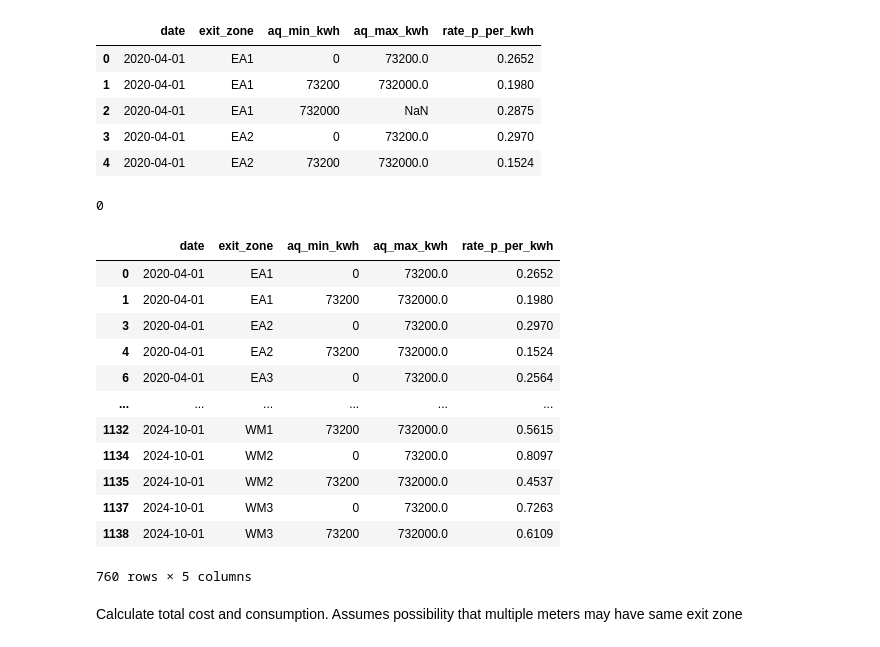
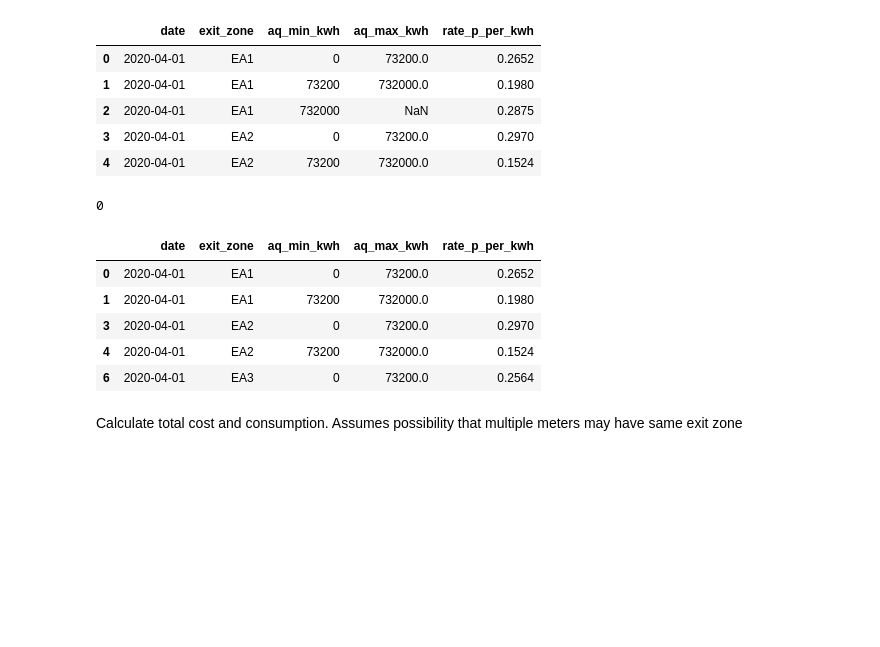
Before and after one commit to nickSent/gorilla_test, a Jupyter notebook: main.ipynb, the cells around one changed output. Saved outputs shown, nothing was run; the diff lists cells and outputs as text; code cells hidden in the pictures; blank space fills up the shorter version.

```diff
--- a/main.ipynb
+++ b/main.ipynb
@@ -81,23 +81,16 @@ dtype: object
 # %%
 # There are rows with NaNs. Ignore them. Alternative: impute some value, like 0 or inf
 df_rate = df_rate.loc[~df_rate['aq_max_kwh'].isna(), :]
 print(df_rate.isna().sum().sum())
-df_rate
+df_rate.head()
 # %% [output]
 0
 |  | date | exit_zone | aq_min_kwh | aq_max_kwh | rate_p_per_kwh |
 | 0 | 2020-04-01 | EA1 | 0 | 73200.0 | 0.2652 |
 | 1 | 2020-04-01 | EA1 | 73200 | 732000.0 | 0.1980 |
 | 3 | 2020-04-01 | EA2 | 0 | 73200.0 | 0.2970 |
 | 4 | 2020-04-01 | EA2 | 73200 | 732000.0 | 0.1524 |
 | 6 | 2020-04-01 | EA3 | 0 | 73200.0 | 0.2564 |
-| ... | ... | ... | ... | ... | ... |
-| 1132 | 2024-10-01 | WM1 | 73200 | 732000.0 | 0.5615 |
-| 1134 | 2024-10-01 | WM2 | 0 | 73200.0 | 0.8097 |
-| 1135 | 2024-10-01 | WM2 | 73200 | 732000.0 | 0.4537 |
-| 1137 | 2024-10-01 | WM3 | 0 | 73200.0 | 0.7263 |
-| 1138 | 2024-10-01 | WM3 | 73200 | 732000.0 | 0.6109 |
-760 rows × 5 columns
 # %% [markdown]
 Calculate total cost and consumption. Assumes possibility that multiple meters may have same exit zone
 # %%
```
Also changed, not shown: parts of 4 cells of this notebook.
